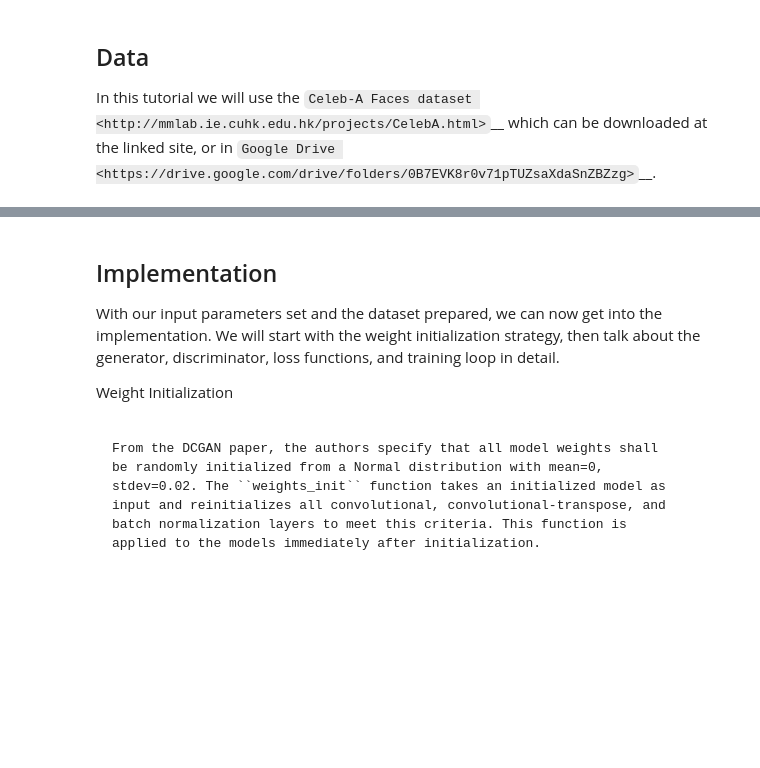
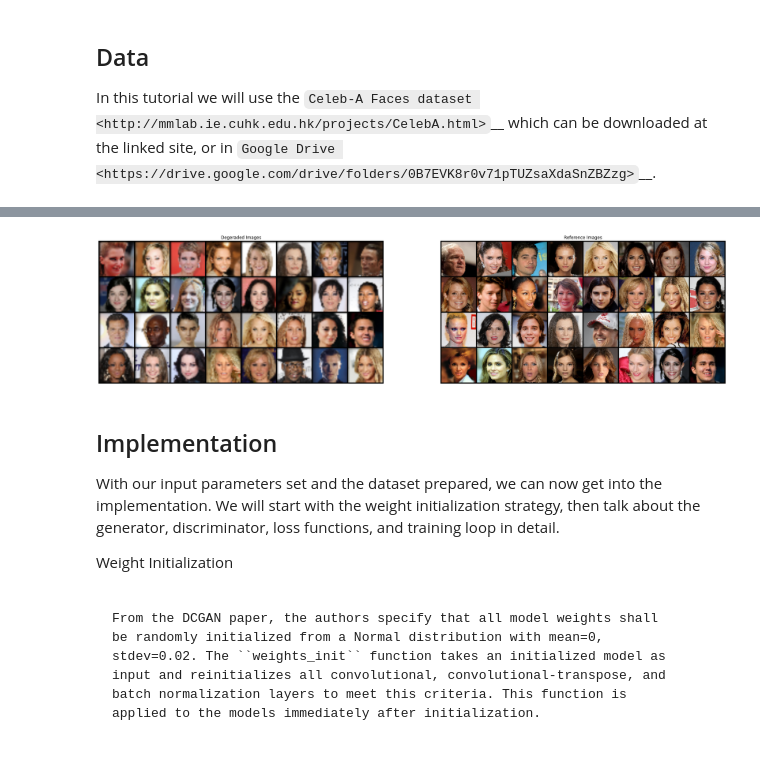
Before and after one commit to aszmul/git_controlled, a Jupyter notebook: dcgan_faces_multitask.ipynb, the cells around one changed output, grey strips where cells are left out. Drawn from its saved outputs; the diff is of its cells as text; code cells hidden in the pictures; blank space fills up the shorter version.

Commit message:
First multitask GAN network running

```diff
--- a/dcgan_faces_multitask.ipynb
+++ b/dcgan_faces_multitask.ipynb
@@ -174,0 +148,93 @@ plt.imshow(np.transpose(vutils.make_grid(reference_batch[0].to(device)[:64], pad
+# %%
+# We can use an image folder dataset the way we have it setup.
+# Create the dataset
+
+# Custom dataload for loading images and labels
+class FaceSegsDataset(Dataset):
+    """Face Landmarks dataset."""
+
+    def __init__(self, root_dir, transform=None):
+        """
+        Args:
+            root_dir (string): Directory with all the images.
+                    -- [real]            folder with images in png format
+                    -- [labels_combined] folder with segs combined in npy format
+            transform (callable, optional): Optional transform to be applied
+                on a sample.
+        """
+        self.image_list = os.listdir(root_dir + 'real')
+        self.root_dir = root_dir
+        self.transform = transform
+
+    def __len__(self):
+        return len(self.image_list)
+
+    def __getitem__(self, idx):
+        if torch.is_tensor(idx):
+            idx = idx.tolist()
+
+        img_name = self.image_list[idx]
+        # load as numpy and scale intensity 0-1
+        image = np.asarray(Image.open(self.root_dir  + 'real/' + img_name))/255
+
+        seg_name = self.image_list[idx].split('.jpg')[0] + '_comb.npy'
+        seg = np.load(self.root_dir + 'labels_combined/' + seg_name)
+
+        sample = {'image': image, 'seg': seg}
+
+        if self.transform:
+            sample = self.transform(sample)
+
+        return sample
+
+
+degraded_transforms=Compose([
+                               AsChannelFirstd(keys=['image']), # images are channel last
+                               GaussianSmoothd(keys=['image'], sigma= 2.0),
+                               Resized(keys=['image'], spatial_size = (first_image_size, first_image_size), mode="nearest"),
+                               Resized(keys=['image', 'seg'], spatial_size = (image_size, image_size), mode=("bilinear", "nearest")),
+                               CenterSpatialCropd(keys=['image', 'seg'], roi_size = (image_size, image_size)),
+                               ToTensord(keys=['image', 'seg']),
+                               NormalizeIntensityd(keys=['image'], subtrahend = 0.5, divisor = 0.5),
+                           ])
+
+
+reference_transforms=Compose([
+                               AsChannelFirstd(keys=['image']),
+                               Resized(keys=['image', 'seg'], spatial_size = (image_size, image_size), mode=("bilinear", "nearest")),
+                               CenterSpatialCropd(keys=['image', 'seg'], roi_size = (image_size, image_size)),
+                               ToTensord(keys=['image', 'seg']),
+                               NormalizeIntensityd(keys=['image'], subtrahend = 0.5, divisor = 0.5),
+                           ])
+
+
+degraded_dataset = FaceSegsDataset(root_dir=dataroot, transform=degraded_transforms)
+
+reference_dataset = FaceSegsDataset(root_dir=dataroot, transform=reference_transforms)
+
+
+# Create the dataloader
+degraded_dataloader = torch.utils.data.DataLoader(degraded_dataset, batch_size=batch_size,
+                                         shuffle=True, num_workers=workers)
+
+reference_dataloader = torch.utils.data.DataLoader(reference_dataset, batch_size=batch_size,
+                                         shuffle=True, num_workers=workers)
+
+# Decide which device we want to run on
+device = torch.device("cuda:0" if (torch.cuda.is_available() and ngpu > 0) else "cpu")
+
+# Plot some training images
+degraded_batch = next(iter(degraded_dataloader))
+reference_batch = next(iter(reference_dataloader))
+plt.figure(figsize=(32,32))
+
+plt.subplot(1,2,1)
+plt.axis("off")
+plt.title("Degeraded Images")
+plt.imshow(np.transpose(vutils.make_grid(degraded_batch['image'].to(device)[:64], padding=2, normalize=True).cpu(),(1,2,0)))
+
+plt.subplot(1,2,2)
+plt.axis("off")
+plt.title("Reference Images")
+plt.imshow(np.transpose(vutils.make_grid(reference_batch['image'].to(device)[:64], padding=2, normalize=True).cpu(),(1,2,0)))
+# %% [output]
@@ -174,0 +242 @@ plt.imshow(np.transpose(vutils.make_grid(reference_batch[0].to(device)[:64], pad
+[figure, added]
```
Also changed, not shown: parts of 15 cells of this notebook.
